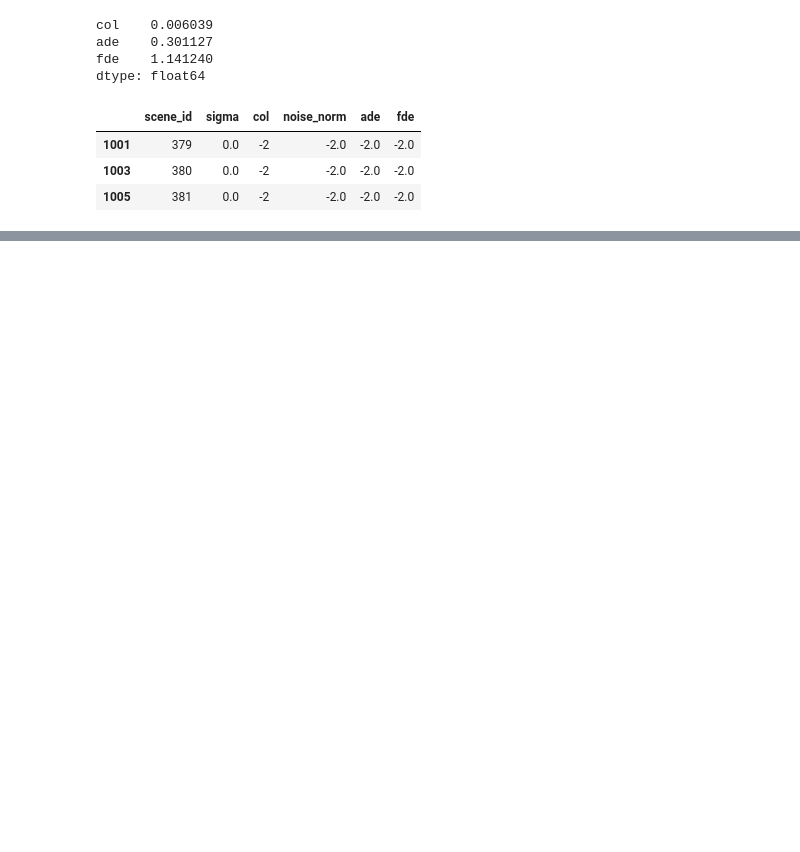
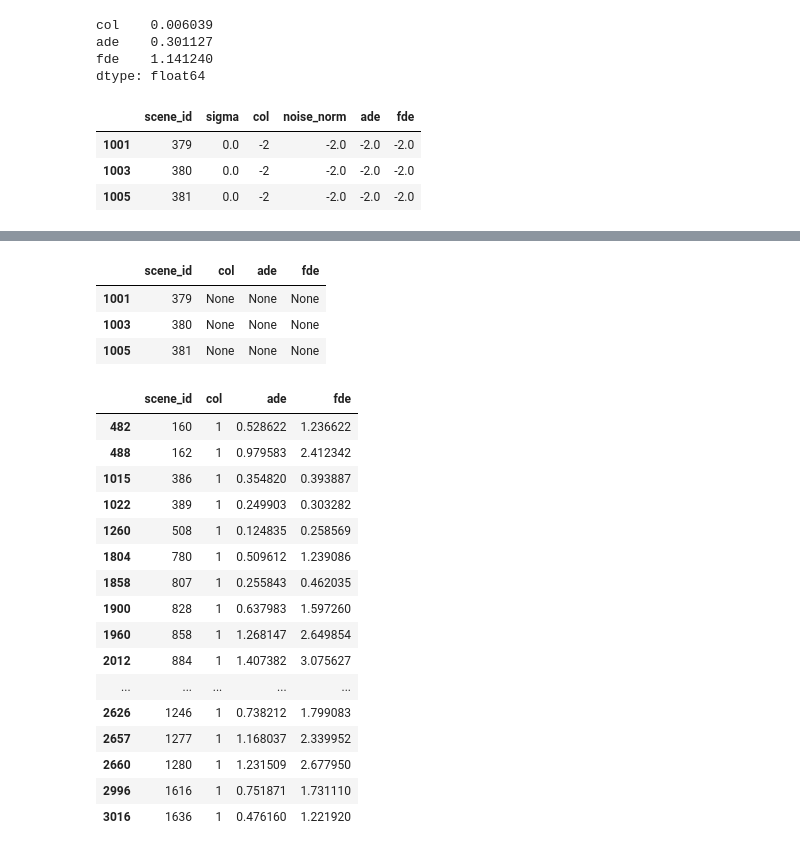
Before and after one commit to TicaGit/s_aware_prediction_VITA, a Jupyter notebook: analyse/04_18_really_all_data_z_col_ade/analyse.ipynb, the cells around one changed output, grey strips where cells are left out. Cells and saved outputs as stored; diff of their text form; code cells hidden in the pictures; blank space fills up the shorter version.

```diff
--- a/analyse/04_18_really_all_data_z_col_ade/analyse.ipynb
+++ b/analyse/04_18_really_all_data_z_col_ade/analyse.ipynb
@@ -20,0 +166,3 @@ df0[df0["col"] == -2] #solo agents
+# %%
+df_no_noise_with_drop = pd.read_csv("data/no_noise_with_drop.txt", sep="\t")
+df_no_noise_with_drop.head(4)
@@ -20,0 +175,27 @@ df0[df0["col"] == -2] #solo agents
+# %%
+df_no_noise_with_drop[df_no_noise_with_drop["col"] == "None"]
+# %% [output]
+|  | scene_id | col | ade | fde |
+| 1001 | 379 | None | None | None |
+| 1003 | 380 | None | None | None |
+| 1005 | 381 | None | None | None |
+# %%
+df_no_noise_with_drop[df_no_noise_with_drop["col"] == 1]
+# %% [output]
+|  | scene_id | col | ade | fde |
+| 482 | 160 | 1 | 0.528622 | 1.236622 |
+| 488 | 162 | 1 | 0.979583 | 2.412342 |
+| 1015 | 386 | 1 | 0.354820 | 0.393887 |
+| 1022 | 389 | 1 | 0.249903 | 0.303282 |
+| 1260 | 508 | 1 | 0.124835 | 0.258569 |
+| 1804 | 780 | 1 | 0.509612 | 1.239086 |
+| 1858 | 807 | 1 | 0.255843 | 0.462035 |
+| 1900 | 828 | 1 | 0.637983 | 1.597260 |
+| 1960 | 858 | 1 | 1.268147 | 2.649854 |
+| 2012 | 884 | 1 | 1.407382 | 3.075627 |
+| ... | ... | ... | ... | ... |
+| 2626 | 1246 | 1 | 0.738212 | 1.799083 |
+| 2657 | 1277 | 1 | 1.168037 | 2.339952 |
+| 2660 | 1280 | 1 | 1.231509 | 2.677950 |
+| 2996 | 1616 | 1 | 0.751871 | 1.731110 |
+| 3016 | 1636 | 1 | 0.476160 | 1.221920 |
```
Also changed, not shown: parts of 21 cells of this notebook, 16 other files.
